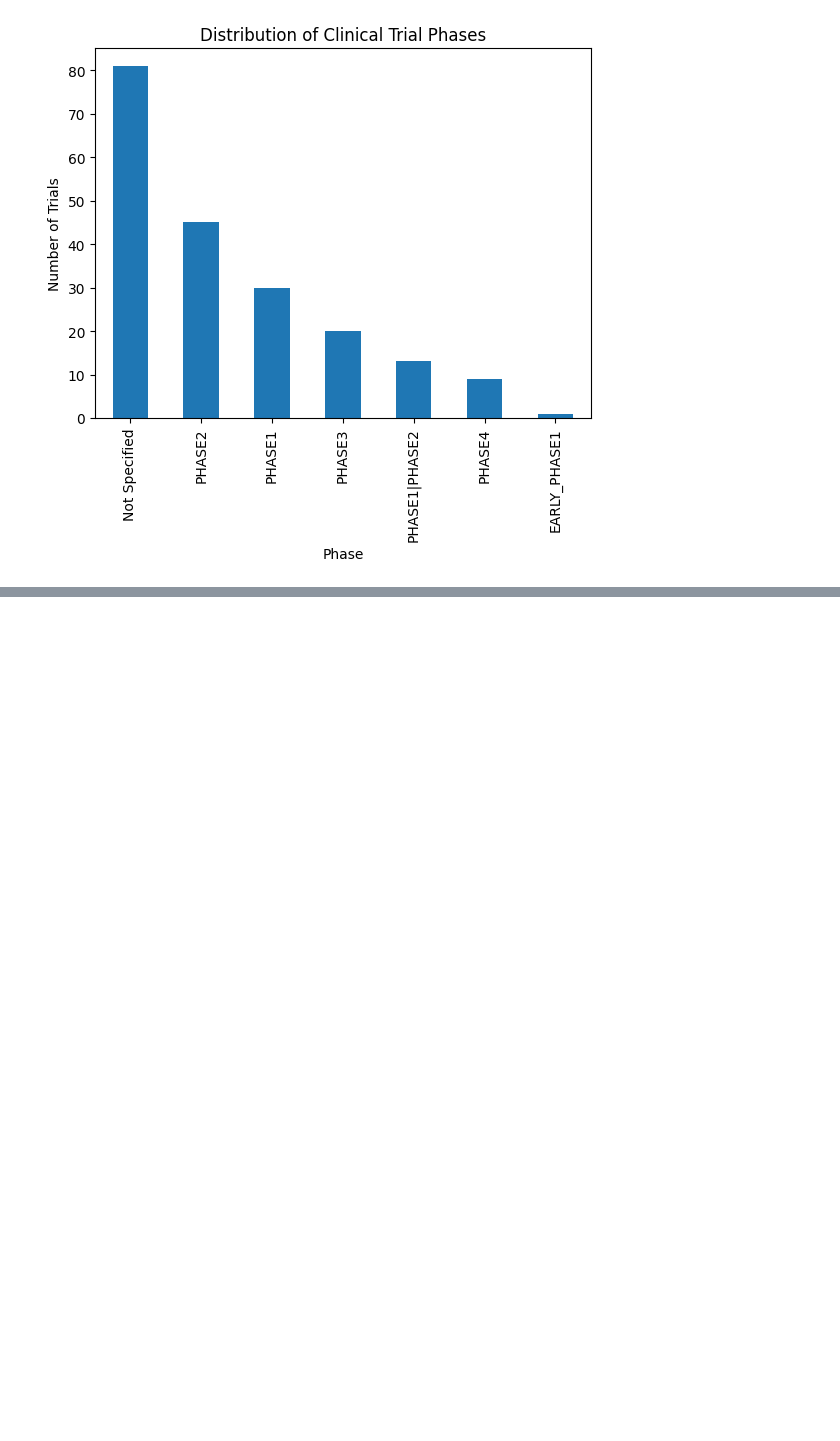
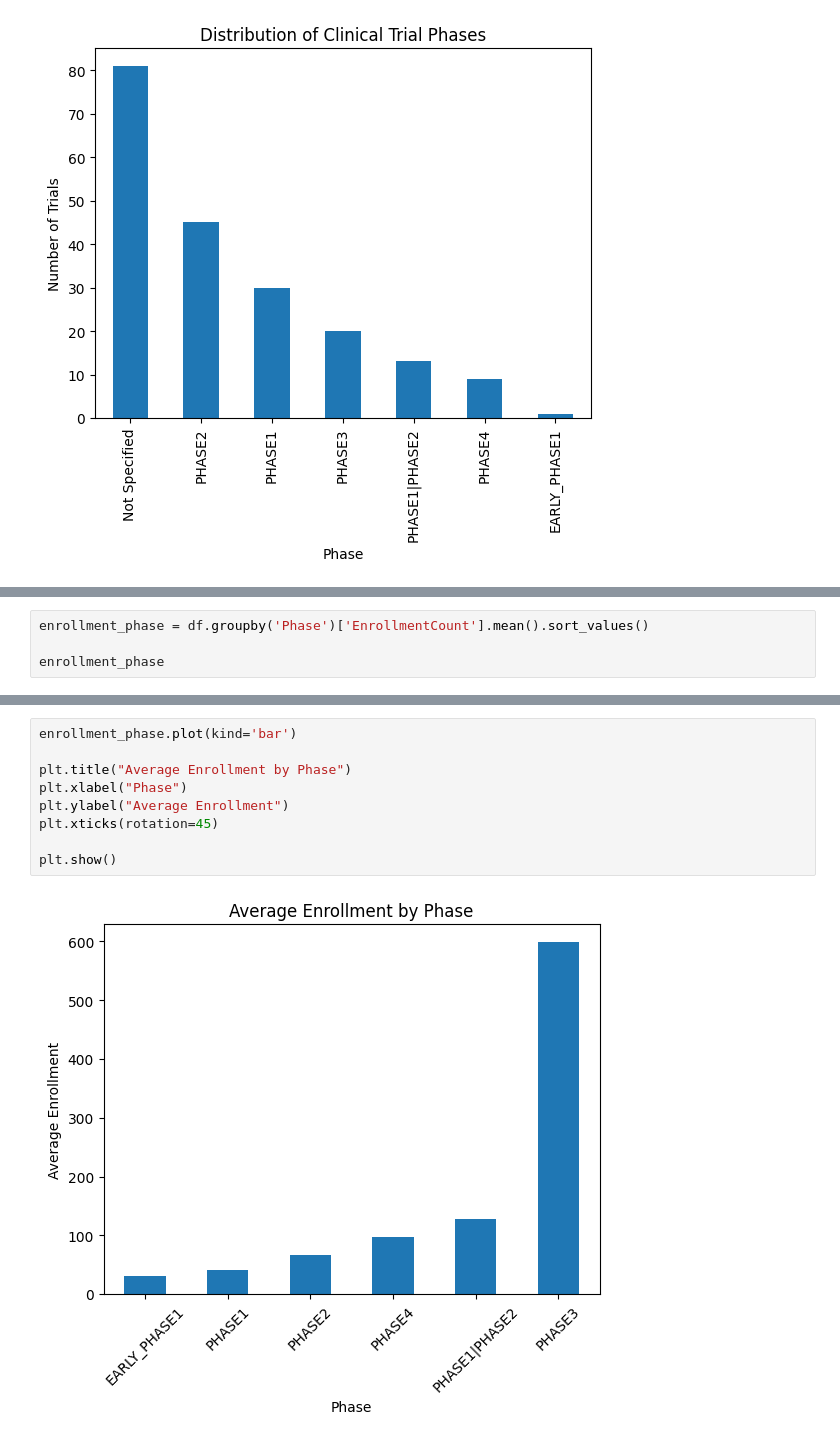
Before and after one commit to Arefeh-Kardani/Clinical-Trials-Analysis, a Jupyter notebook: notebooks/exploration.ipynb, the cells around one changed output, grey strips where cells are left out. Saved outputs shown, nothing was run; the diff lists cells and outputs as text; blank space fills up the shorter version.

```diff
--- a/notebooks/exploration.ipynb
+++ b/notebooks/exploration.ipynb
@@ -167,0 +204,4 @@ plt.show()
+# %%
+enrollment_phase = df.groupby('Phase')['EnrollmentCount'].mean().sort_values()
+
+enrollment_phase
@@ -167,0 +217,11 @@ plt.show()
+# %%
+enrollment_phase.plot(kind='bar')
+
+plt.title("Average Enrollment by Phase")
+plt.xlabel("Phase")
+plt.ylabel("Average Enrollment")
+plt.xticks(rotation=45)
+
+plt.show()
+# %% [output]
+[figure, added]
```
Also changed, not shown: parts of 10 cells of this notebook.
